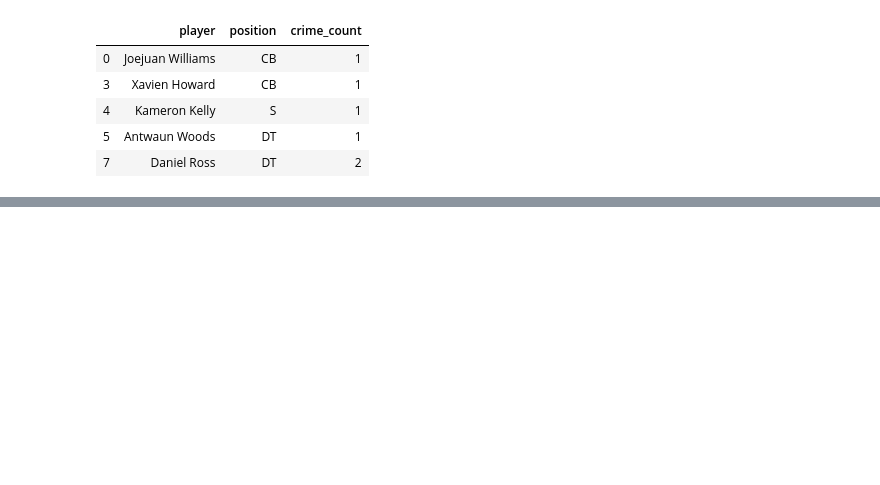
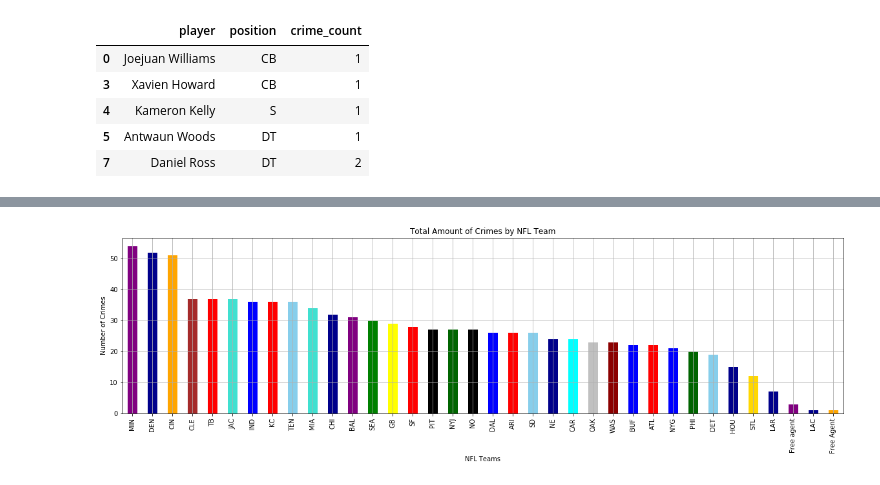
Before and after one commit to alecslaney/project2, a Jupyter notebook: Data Cleaning/Arrest Data Clean.ipynb, the cells around one changed output, grey strips where cells are left out. Saved outputs shown, nothing was run; the diff lists cells and outputs as text; code cells hidden in the pictures; blank space fills up the shorter version.

Commit message:
add team count variable and team crime count bar graph

```diff
--- a/Data Cleaning/Arrest Data Clean.ipynb
+++ b/Data Cleaning/Arrest Data Clean.ipynb
@@ -83,3 +77,7 @@ defense_crime_df.head()
 | 4 | Kameron Kelly | S | 1 |
 | 5 | Antwaun Woods | DT | 1 |
 | 7 | Daniel Ross | DT | 2 |
+# %%
+#create team count for number of crimes
+CrimeCountbyTeam = df.groupby('team').count()['position'].sort_values(ascending=False)
+CrimeCountbyTeam
@@ -85,0 +102,7 @@ defense_crime_df.head()
+# %%
+CrimeChart = CrimeCountbyTeam.plot(kind='bar', color=['purple', 'DarkBlue', 'orange', 'brown', 'red', 'turquoise', 'blue', 'red', 'skyblue', 'turquoise', 'darkblue', 'purple', 'green', 'yellow', 'red', 'black', 'darkgreen', 'black', 'blue', 'red', 'skyblue', 'darkblue', 'cyan', 'silver', 'darkred', 'blue', 'red', 'blue', 'darkgreen', 'skyblue', 'darkblue', 'gold', 'darkblue'], title='Total Amount of Crimes by NFL Team', grid=True, figsize=(20,5))
+CrimeChart.set_xlabel("NFL Teams")
+CrimeChart.set_ylabel("Number of Crimes")
+plt.show()
+# %% [output]
+[figure, added]
```
Also changed, not shown: parts of 3 cells of this notebook.
